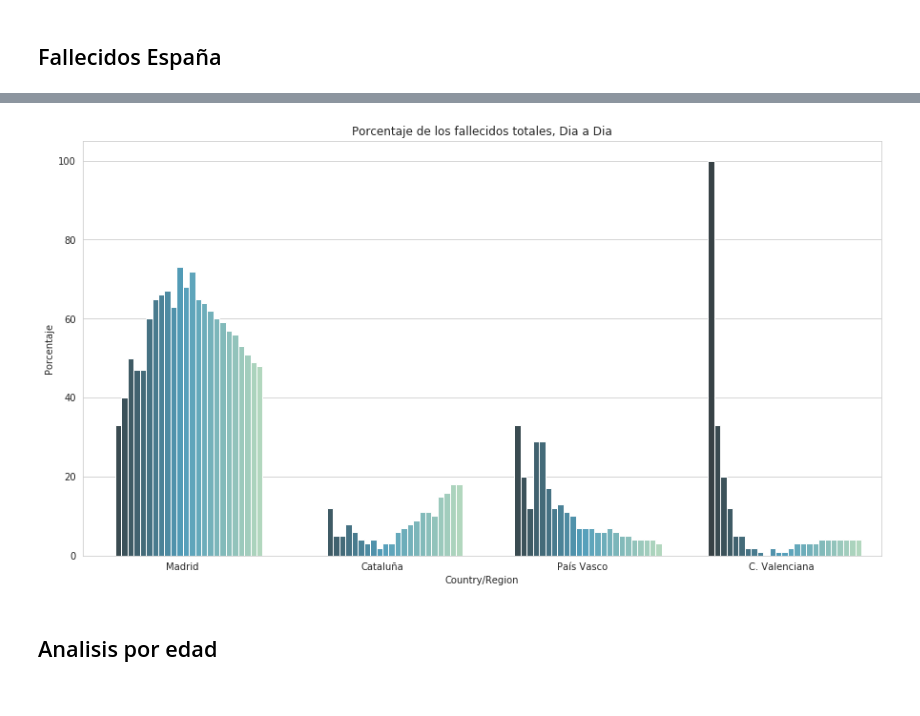
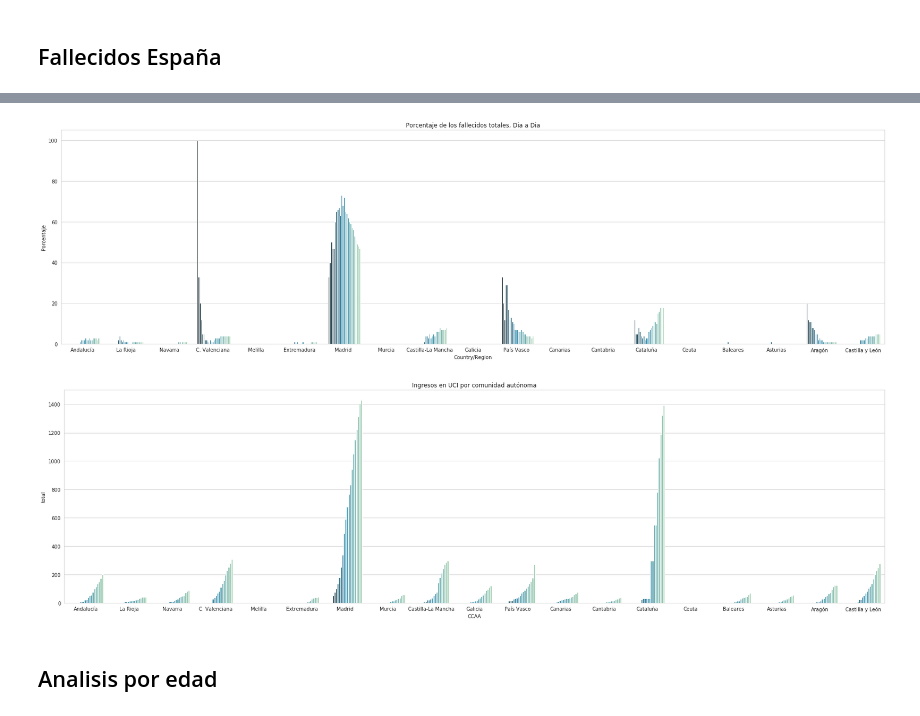
Before and after one commit to cmiglio/coronavirus_global_spain, a Jupyter notebook: plot_cases.ipynb, the cells around one changed output, grey strips where cells are left out. Saved outputs shown, nothing was run; the diff lists cells and outputs as text; code cells hidden in the pictures.

```diff
--- a/plot_cases.ipynb
+++ b/plot_cases.ipynb
@@ -255,6 +255,10 @@ Text(0.5, 1.0, 'Fallecidos por comunidades más afectadas. Dia 0:10')
 # %%
+autonomies = spain_cases['Country/Region'].unique()
+autonomies = autonomies[autonomies != 'Total']
+spain_cases_aux = spain_cases[spain_cases['Country/Region'].isin(autonomies)]
+
 # Plot the number of cases  by days elapsed
-fig_size = (15,8)
+fig_size = (30,8)
 fig, ax = plt.subplots(figsize=fig_size)
 sns.barplot(x="Country/Region", y="Cases", data=spain_cases_aux,hue='Days elapsed',palette='Reds',order=autonomies)
 ax.set_title('Incremento de Fallecidos')
@@ -280,22 +284,33 @@ Text(0.5, 1.0, 'Numero de fallecidos nuevos')
 # %%
 spain_cases['Aux'] = spain_cases['Year']+spain_cases['Month']+spain_cases['Day']
 spain_cases = spain_cases.sort_values(by=['Aux'])
 spain_cases['Porcentaje'] = 0
 for day in spain_cases['Aux'].unique():
     values = spain_cases['Cases'][(spain_cases['Aux']==day)].values
     total = spain_cases['Cases'][(spain_cases['Aux']==day) & (spain_cases['Country/Region'] == 'Total')].values
     if total!=0:
         spain_cases['Porcentaje'][(spain_cases['Aux']==day)] = 100*values/total
 
-spain_cases_aux = spain_cases[spain_cases['Country/Region'].isin(autonomies)]
+#spain_cases_aux = spain_cases[spain_cases['Country/Region'].isin(autonomies)]
 # Plot the number of cases DAY BY DAY
-fig_size = (15,8)
+fig_size = (30,8)
 fig, ax = plt.subplots(figsize=fig_size)
-sns.barplot(x="Country/Region", y="Porcentaje", data=spain_cases_aux,hue='Aux',palette='GnBu_d', order=autonomies)
+sns.barplot(x="Country/Region", y="Porcentaje", data=spain_cases,hue='Aux',palette='GnBu_d', order=autonomies)
 ax.set_title('Porcentaje de los fallecidos totales, Dia a Dia')
 ax.get_legend().remove()
 # %% [output]
-[figure, old version]
+[figure, new version]
+# %%
+uci = pd.read_csv('https://raw.githubusercontent.com/datadista/datasets/master/COVID%2019/ccaa_covid19_uci_long.csv')
+uci=uci[uci['CCAA']!='Total']
+#autonomies = uci['CCAA'].unique()
+fig_size = (30,8)
+fig, ax = plt.subplots(figsize=fig_size)
+sns.barplot(x="CCAA", y="total", data=uci,hue='fecha',palette='GnBu_d',order=autonomies)
+ax.set_title('Ingresos en UCI por comunidad autónoma')
+ax.get_legend().remove()
+# %% [output]
+[figure, added]
 # %% [markdown]
 ## Analisis por edad
 # %%
```
Also changed, not shown: parts of 13 cells of this notebook.
